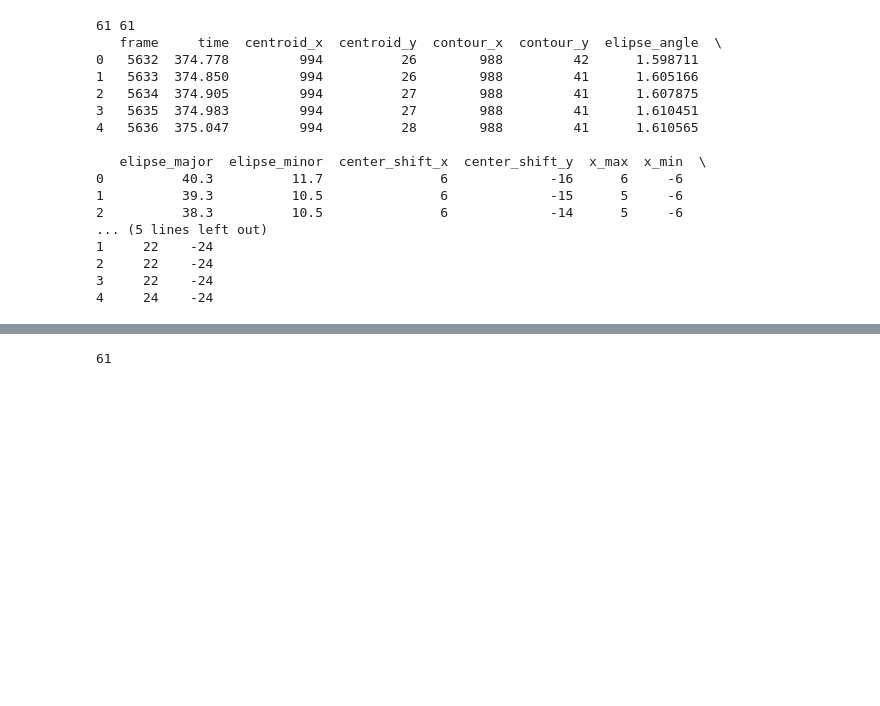
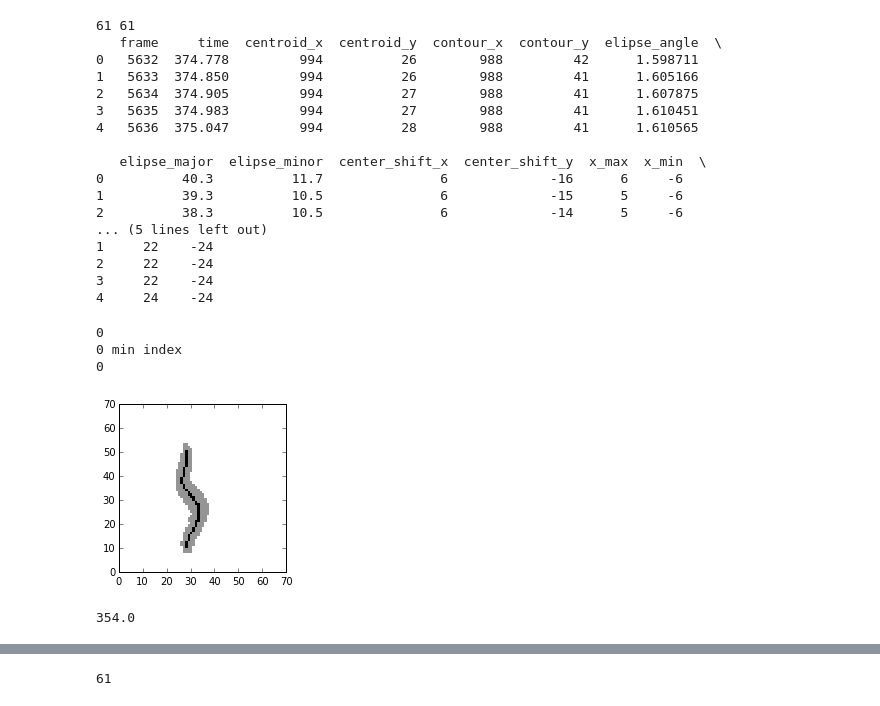
Before and after one commit to amarallab/waldo, a Jupyter notebook: workbooks/dev/behavior_coding.ipynb, the cells around one changed output, grey strips where cells are left out. Drawn from its saved outputs; the diff is of its cells as text; code cells hidden in the pictures; blank space fills up the shorter version.

```diff
--- a/workbooks/dev/behavior_coding.ipynb
+++ b/workbooks/dev/behavior_coding.ipynb
@@ -242,5 +247,28 @@ print(worm_shape.df.head())
 2     22    -24
 3     22    -24
 4     24    -24
+# %%
+dfs = bc.split_df(bc.df)
+i = 0
+print(i)
+df = bc.split_df(bc.df)[i]
+#df = bc.split_df(bc.df)[i]
+desired_frames = np.array(df['frame'])
+contours2 = worm_shape.match_contour_frames(desired_frames)
+
+j = 27
+im = contours2[j]
+im = im + worm_shape.loop_thinning(contours2)[j]
+fig, ax = plt.subplots(figsize=(3,3))
+ax.pcolormesh(im, cmap=mpl.cm.Greys)
+plt.show()
+
+np.sum(im)
+# %% [output]
+0
+0 min index
+0
+[figure, added]
+354.0
 # %%
 # %% [output]
```
Also changed, not shown: parts of 4 cells of this notebook, 15 other files.
